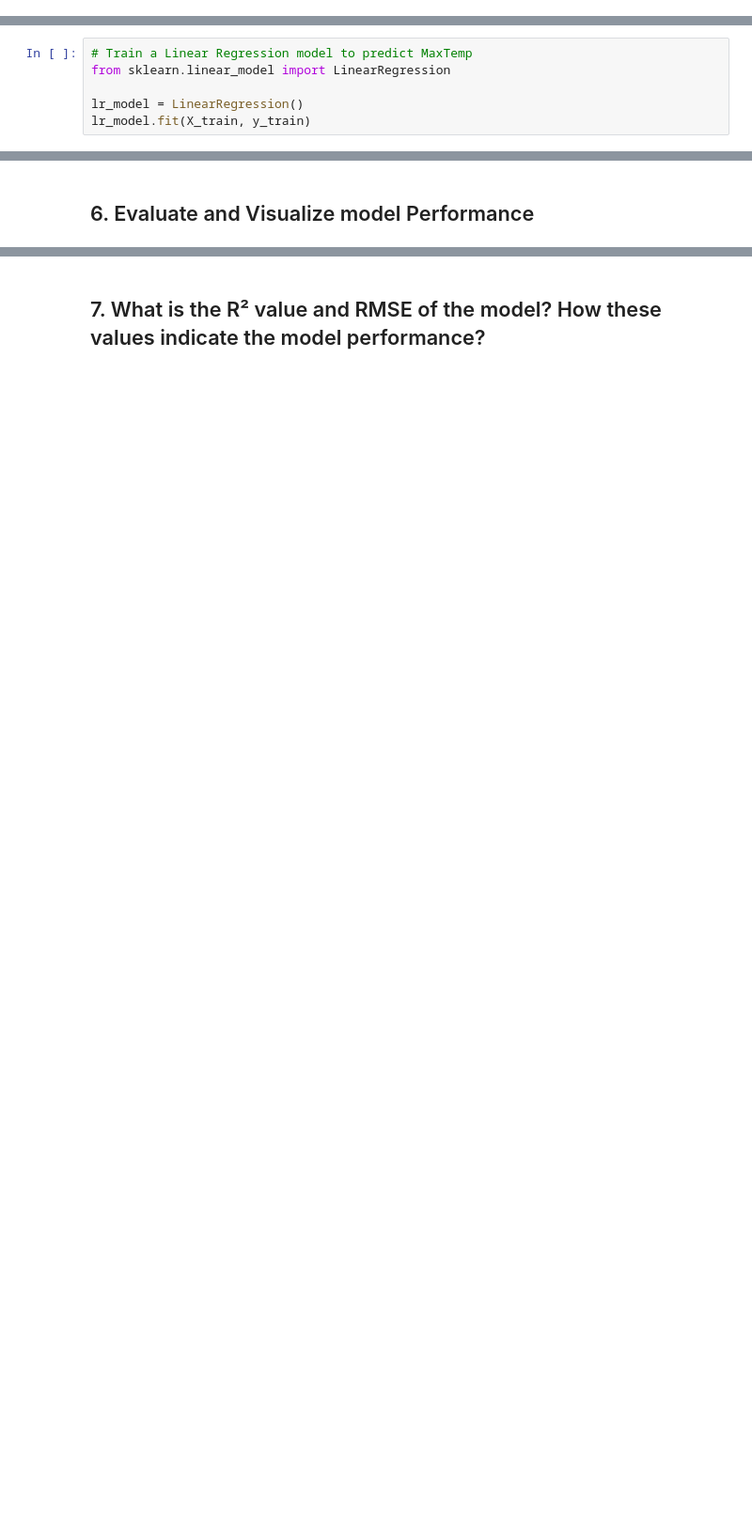
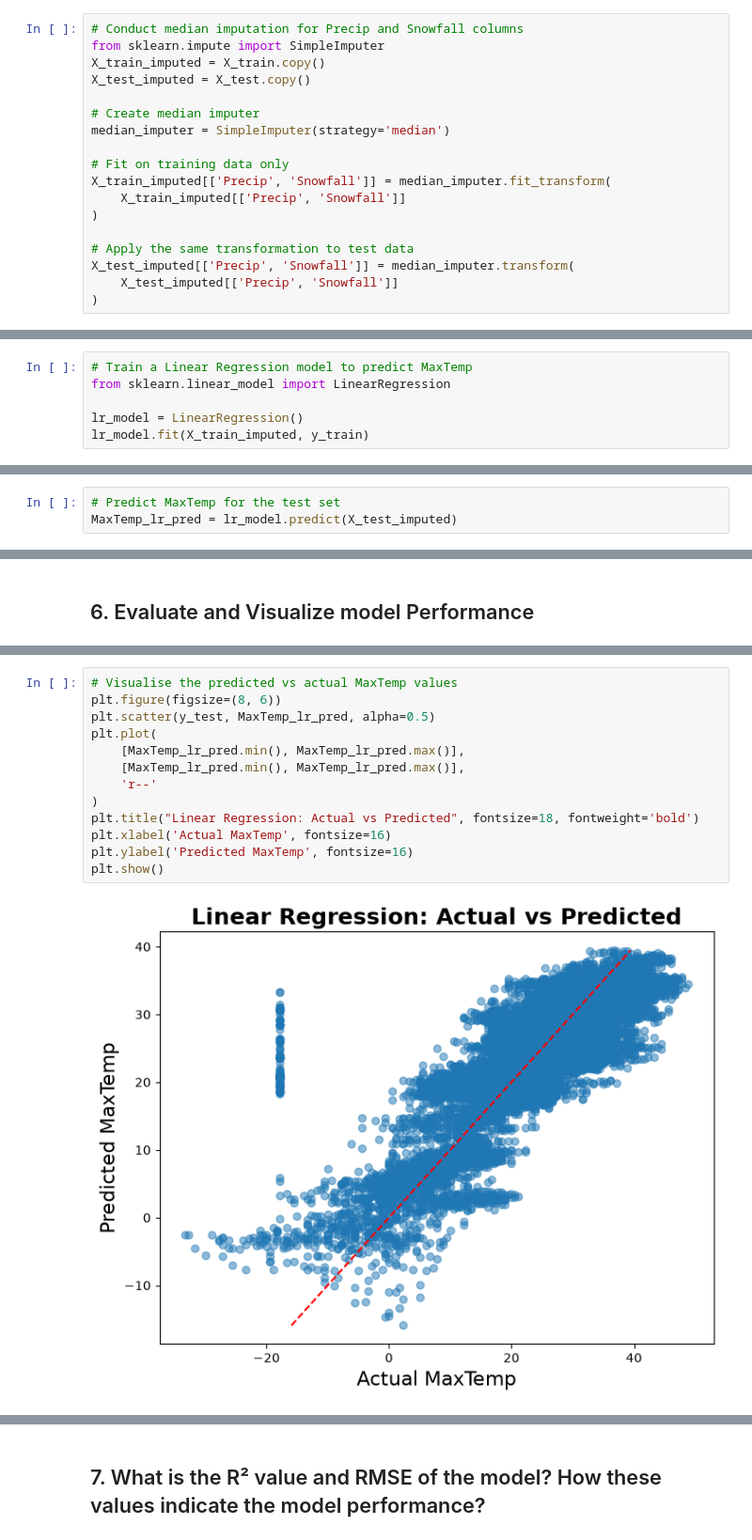
Before and after one commit to Ivy219/2026-Phase-2-Data-Science-IvyTANG, a Jupyter notebook: Part2/part2_submission.ipynb, the cells around one changed output, grey strips where cells are left out. Shown at 94% size. Drawn from its saved outputs; the diff is of its cells as text; blank space fills up the shorter version.

```diff
--- a/Part2/part2_submission.ipynb
+++ b/Part2/part2_submission.ipynb
@@ -516,3 +547,21 @@ missing_train
 Precip      11688
 Snowfall      840
 dtype: int64
+# %%
+# Conduct median imputation for Precip and Snowfall columns
+from sklearn.impute import SimpleImputer
+X_train_imputed = X_train.copy()
+X_test_imputed = X_test.copy()
+
+# Create median imputer
+median_imputer = SimpleImputer(strategy='median')
+
+# Fit on training data only
+X_train_imputed[['Precip', 'Snowfall']] = median_imputer.fit_transform(
+    X_train_imputed[['Precip', 'Snowfall']]
+)
+
+# Apply the same transformation to test data
+X_test_imputed[['Precip', 'Snowfall']] = median_imputer.transform(
+    X_test_imputed[['Precip', 'Snowfall']]
+)
@@ -521,5 +581,5 @@ dtype: int64
 from sklearn.linear_model import LinearRegression
 
 lr_model = LinearRegression()
-lr_model.fit(X_train, y_train)
+lr_model.fit(X_train_imputed, y_train)
 # %% [output]
@@ -527,0 +587,3 @@ LinearRegression does not accept missing values encoded as NaN natively. For sup
+# %%
+# Predict MaxTemp for the test set
+MaxTemp_lr_pred = lr_model.predict(X_test_imputed)
@@ -529,0 +647,15 @@ LinearRegression does not accept missing values encoded as NaN natively. For sup
+# %%
+# Visualise the predicted vs actual MaxTemp values
+plt.figure(figsize=(8, 6))
+plt.scatter(y_test, MaxTemp_lr_pred, alpha=0.5)
+plt.plot(
+    [MaxTemp_lr_pred.min(), MaxTemp_lr_pred.max()],
+    [MaxTemp_lr_pred.min(), MaxTemp_lr_pred.max()],
+    'r--'
+)
+plt.title("Linear Regression: Actual vs Predicted", fontsize=18, fontweight='bold')
+plt.xlabel('Actual MaxTemp', fontsize=16)
+plt.ylabel('Predicted MaxTemp', fontsize=16)
+plt.show()
+# %% [output]
+[figure, added]
```
Also changed, not shown: parts of 43 cells of this notebook.
